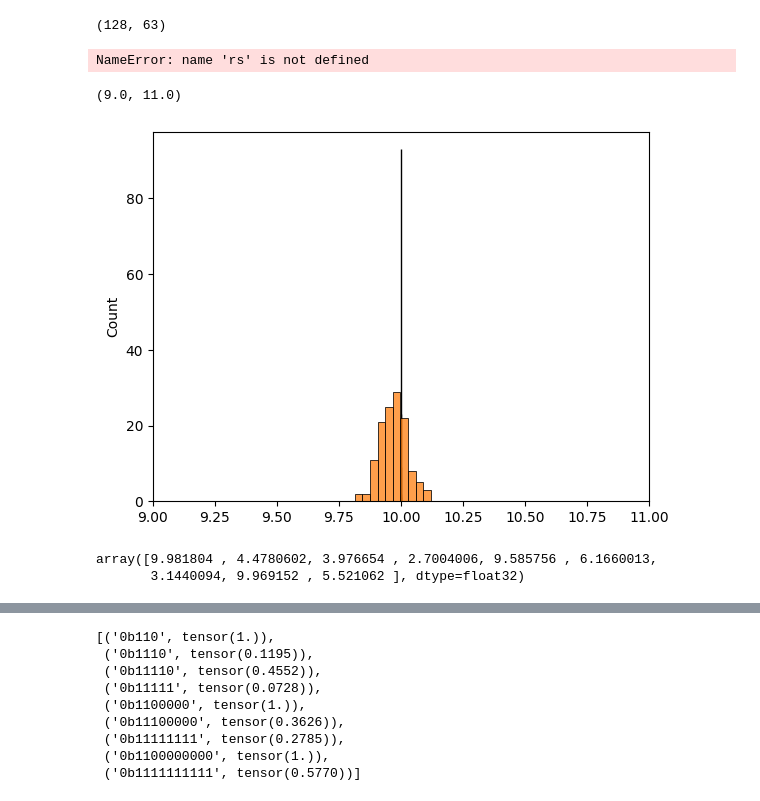
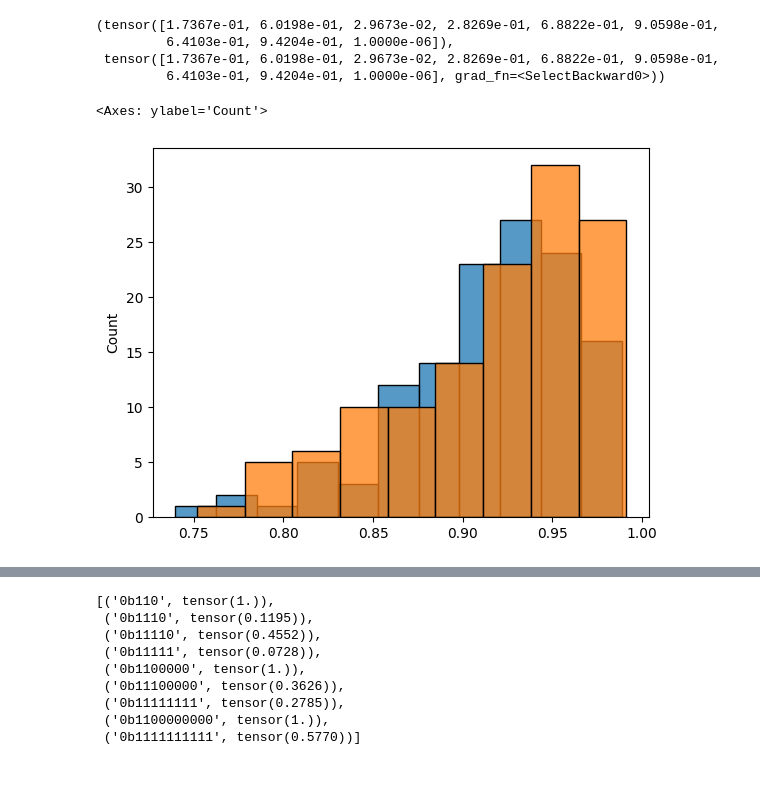
Before and after one commit to tochsner/ccd-validation, a Jupyter notebook: src/ml/ml_tests.ipynb, the cells around one changed output, grey strips where cells are left out. Cells and saved outputs as stored; diff of their text form; code cells hidden in the pictures.

```diff
--- a/src/ml/ml_tests.ipynb
+++ b/src/ml/ml_tests.ipynb
@@ -80,7 +80,7 @@ model = model_factory(
 # %%
 from src.ml.modeling.weight_sharing_tree_flow import WeightSharingTreeFlow
 
-model = WeightSharingTreeFlow.load_from_checkpoint("ml_data/models/debug_fraction_encoding_2025_01_08_15_43_34/yule-10_140/epoch=09-val_loss=46.56.ckpt")
+model = WeightSharingTreeFlow.load_from_checkpoint("ml_data/models/yule_10_simple_weight_sharing_fraction_encoding_2025_01_08_17_00_34/yule-10_140/epoch=17-val_loss=25.02.ckpt")
 model = model.eval()
 # %%
 import seaborn as sns
@@ -96,4 +95,0 @@ sns.scatterplot(x=prior_latent_space[:, 0], y=prior_latent_space[:, 1])
-# %%
-latent_space.shape
-# %% [output]
-(128, 63)
@@ -103,4 +95,0 @@ latent = model.forward(sample)
-# %%
-rs
-# %% [output]
-NameError: name 'rs' is not defined
@@ -107,27 +99,27 @@ NameError: name 'rs' is not defined
+# %%
+sample["branch_lengths"][0], output["branch_lengths"][0]
+# %% [output]
+(tensor([1.7367e-01, 6.0198e-01, 2.9673e-02, 2.8269e-01, 6.8822e-01, 9.0598e-01,
+         6.4103e-01, 9.4204e-01, 1.0000e-06]),
+ tensor([1.7367e-01, 6.0198e-01, 2.9673e-02, 2.8269e-01, 6.8822e-01, 9.0598e-01,
+         6.4103e-01, 9.4204e-01, 1.0000e-06], grad_fn=<SelectBackward0>))
 # %%
 import matplotlib.pyplot as plt
 prior = model.prior.sample((128, 63,))
 latent = model.forward(sample)
 rs = model.inverse(latent)["branch_lengths"]
 rs = rs.detach().numpy()
 sns.histplot(rs[:, 7])
-plt.xlim(9, 11)
 
 prior = model.prior.sample((128, 63,))
 latent = model.forward(sample)
 latent["z"] = prior.clone()
 rs = model.sample(sample)["branch_lengths"]
 rs = rs.detach().numpy()
 sns.histplot(rs[:,7])
-plt.xlim(9, 11)
 # %% [output]
-(9.0, 11.0)
+<Axes: ylabel='Count'>
-[figure, old version]
+[figure, new version]
-# %%
-rs.mean(axis=0)
-# %% [output]
-array([9.981804 , 4.4780602, 3.976654 , 2.7004006, 9.585756 , 6.1660013,
-       3.1440094, 9.969152 , 5.521062 ], dtype=float32)
 # %%
 from loguru import logger
 from pathlib import Path
```
Also changed, not shown: parts of 12 cells of this notebook, 6 other files.
